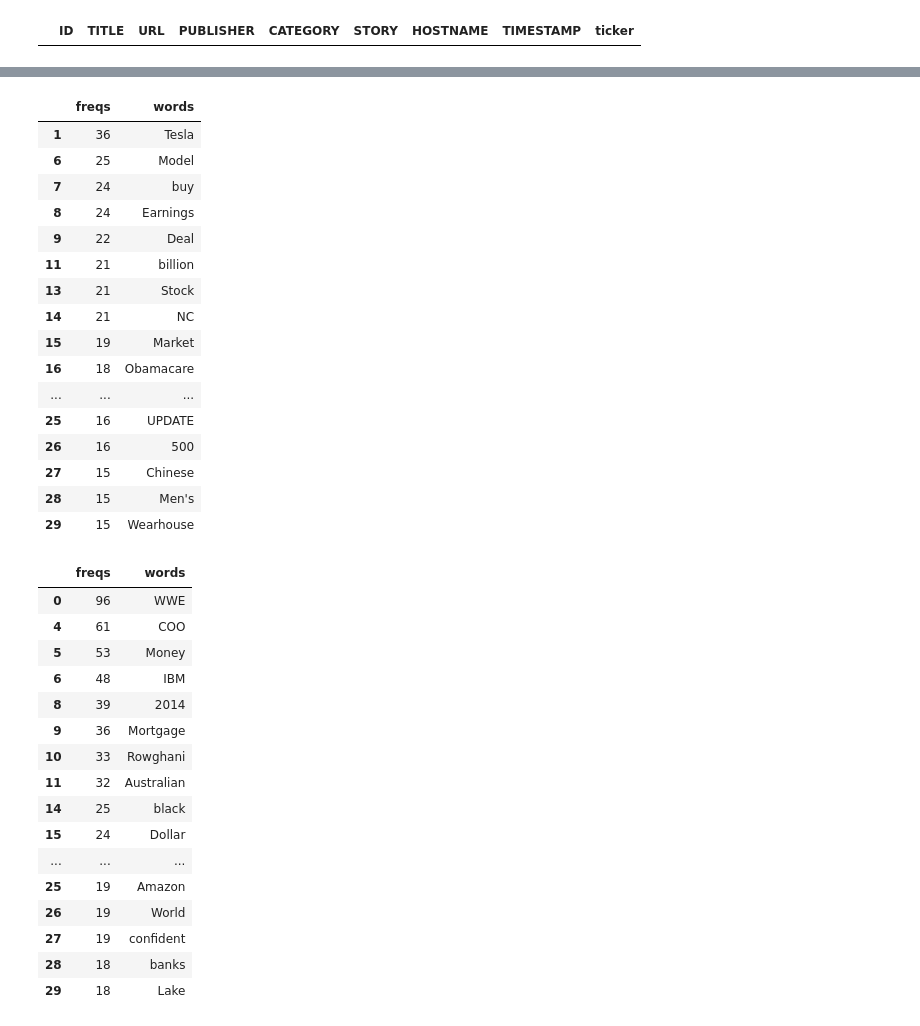
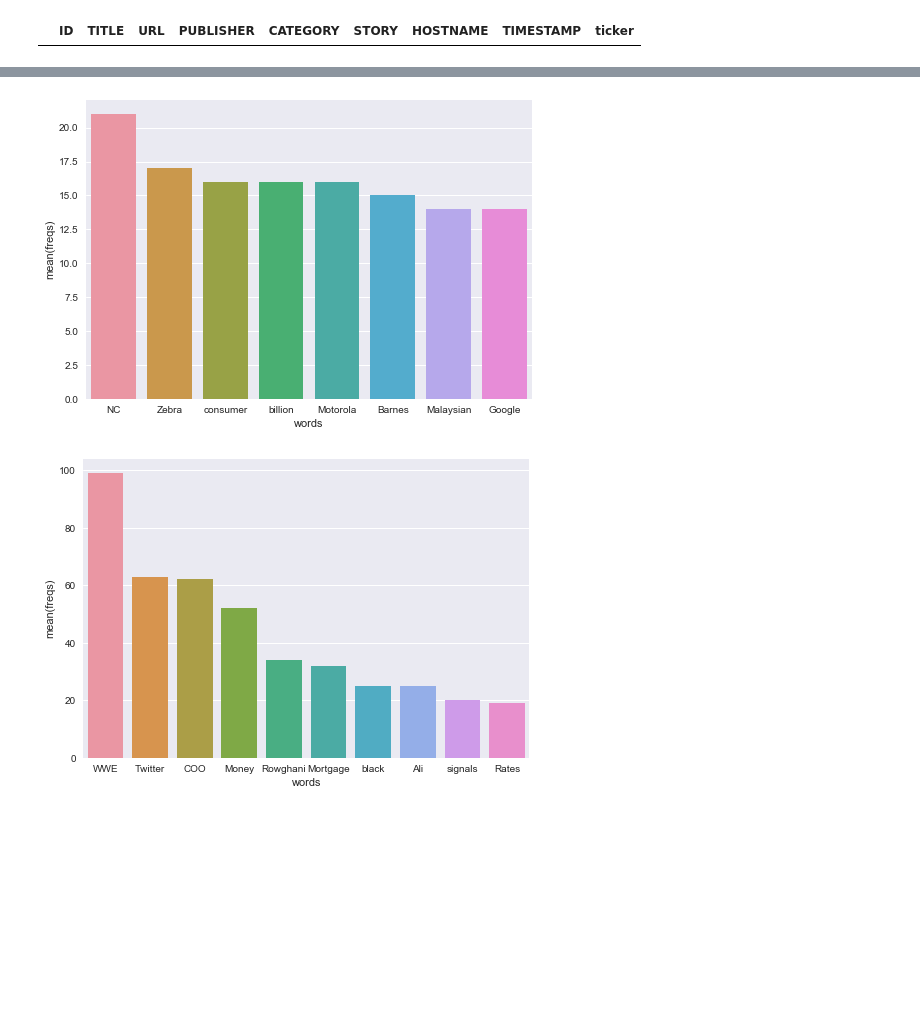
Before and after one commit to oz1717/SFP_SP_prediction, a Jupyter notebook: Project1.ipynb, the cells around one changed output, grey strips where cells are left out. Cells and saved outputs as stored; diff of their text form; code cells hidden in the pictures; blank space fills up the shorter version.

```diff
--- a/Project1.ipynb
+++ b/Project1.ipynb
@@ -548,24 +600,11 @@ sns.plt.show()
 # %%
-words_freqs_up_df = create_freq_table(count_up, 30)
-words_freqs_down_df = create_freq_table(count_down, 30)
+words_freqs_up_df = create_freq_table(count_up, 20)
+words_freqs_down_df = create_freq_table(count_down, 100)
 # %%
 down_set = set(words_freqs_down_df.words)
-words_freqs_up_df[words_freqs_up_df.apply(lambda row: row['words'] not in down_set, axis=1)]
+words_freqs_up_df = words_freqs_up_df[words_freqs_up_df.apply(lambda row: row['words'] not in down_set, axis=1)]
+my_plot = sns.barplot(x='words', y='freqs', data=words_freqs_up_df)
+my_plot.get_figure().savefig('freq_up.png', dpi=200)
+sns.plt.show()
 # %% [output]
-|  | freqs | words |
-| 1 | 36 | Tesla |
-| 6 | 25 | Model |
-| 7 | 24 | buy |
-| 8 | 24 | Earnings |
-| 9 | 22 | Deal |
-| 11 | 21 | billion |
-| 13 | 21 | Stock |
-| 14 | 21 | NC |
-| 15 | 19 | Market |
-| 16 | 18 | Obamacare |
-| ... | ... | ... |
-| 25 | 16 | UPDATE |
-| 26 | 16 | 500 |
-| 27 | 15 | Chinese |
-| 28 | 15 | Men's |
-| 29 | 15 | Wearhouse |
+[figure, added]
@@ -572,23 +614,10 @@ words_freqs_up_df[words_freqs_up_df.apply(lambda row: row['words'] not in down_s
 # %%
 up_set = set(words_freqs_up_df.words)
-words_freqs_down_df[words_freqs_down_df.apply(lambda row: row['words'] not in up_set, axis=1)]
+words_freqs_down_df = words_freqs_down_df[words_freqs_down_df.apply(lambda row: row['words'] not in up_set, axis=1)]
+my_plot = sns.barplot(x='words', y='freqs', data=words_freqs_down_df)
+my_plot.get_figure().savefig('freq_up.png', dpi=200)
+sns.plt.show()
 # %% [output]
-|  | freqs | words |
-| 0 | 96 | WWE |
-| 4 | 61 | COO |
-| 5 | 53 | Money |
-| 6 | 48 | IBM |
-| 8 | 39 | 2014 |
-| 9 | 36 | Mortgage |
-| 10 | 33 | Rowghani |
-| 11 | 32 | Australian |
-| 14 | 25 | black |
-| 15 | 24 | Dollar |
-| ... | ... | ... |
-| 25 | 19 | Amazon |
-| 26 | 19 | World |
-| 27 | 19 | confident |
-| 28 | 18 | banks |
-| 29 | 18 | Lake |
+[figure, added]
 # %%
 NEWS_df[NEWS_df['TITLE'].str.contains('WWE', na=False)]
```
Also changed, not shown: parts of 20 cells of this notebook.
